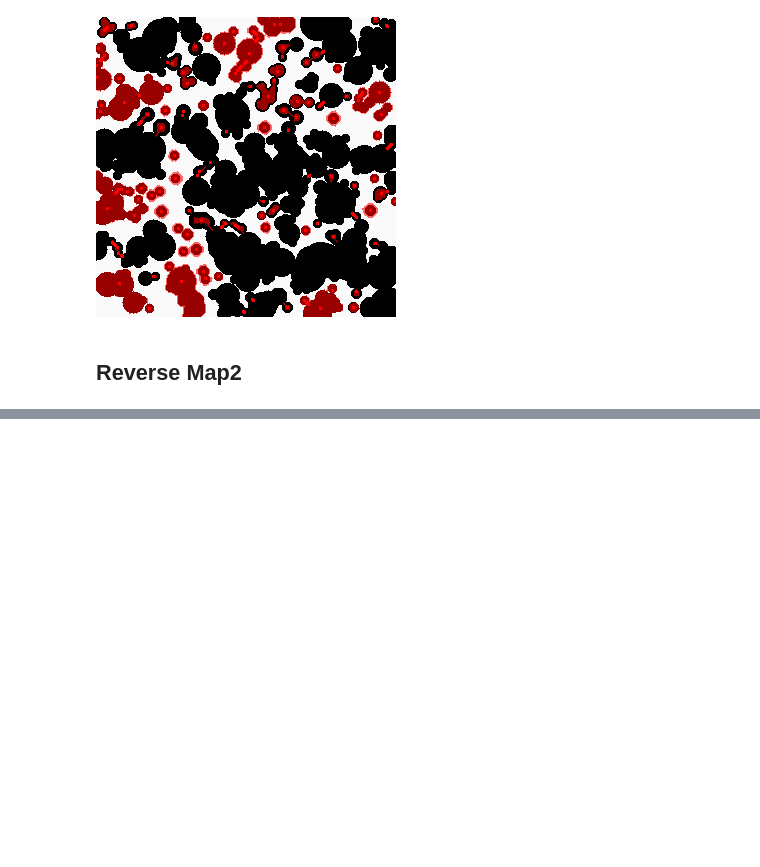
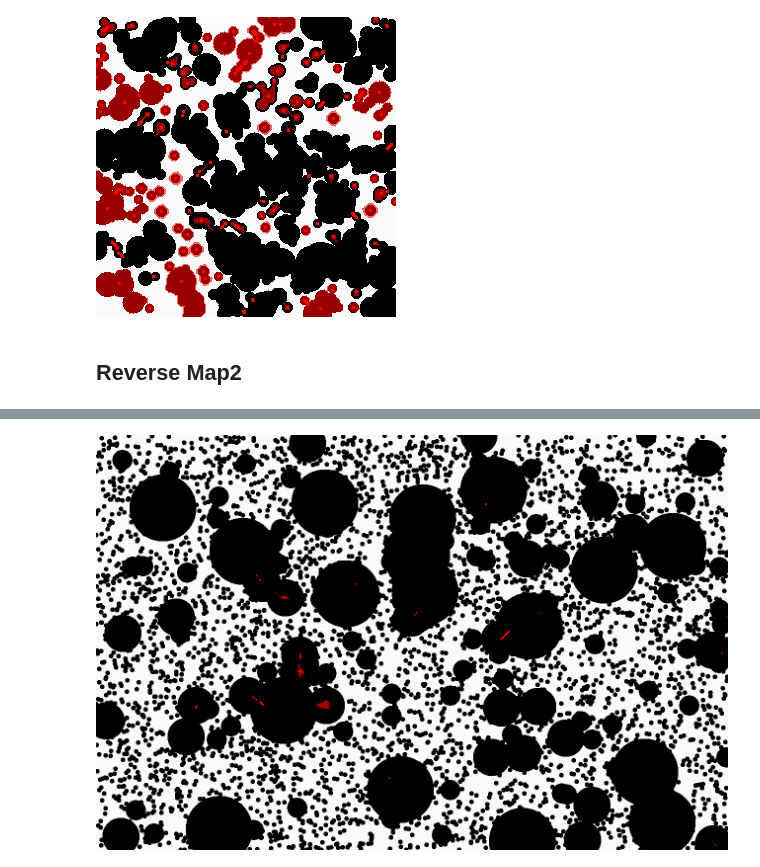
Before and after one commit to pearcandy/phbin, a Jupyter notebook: samples/tutorial_sem0.ipynb, the cells around one changed output, grey strips where cells are left out. Saved outputs shown, nothing was run; the diff lists cells and outputs as text; code cells hidden in the pictures; blank space fills up the shorter version.

```diff
--- a/samples/tutorial_sem0.ipynb
+++ b/samples/tutorial_sem0.ipynb
@@ -82,0 +125,4 @@ display(Image('./reverse.png'))
+# %%
+display(Image('./reverse.png'))
+# %% [output]
+[figure, added]
```
Also changed, not shown: parts of 10 cells of this notebook, 3 other files.
